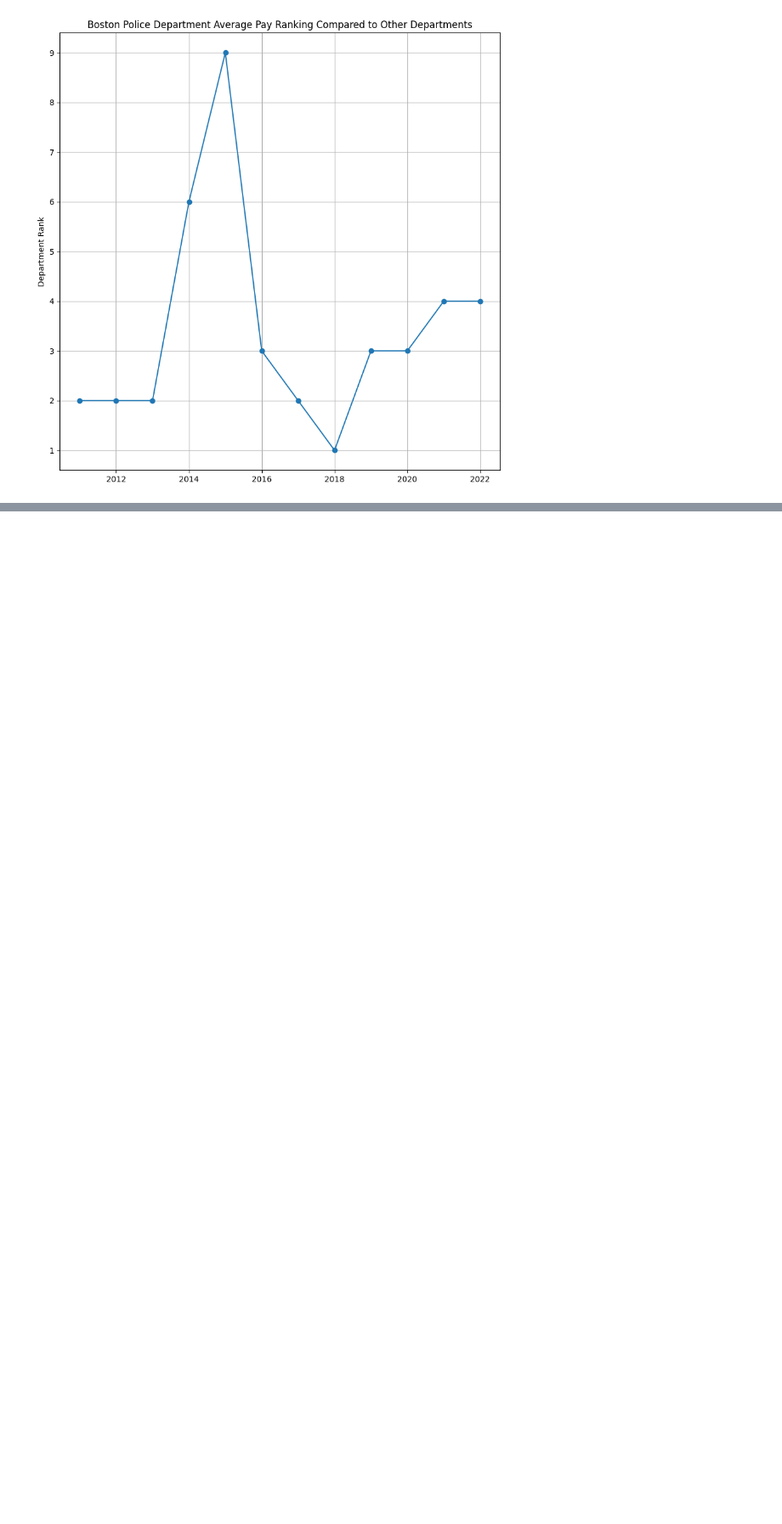
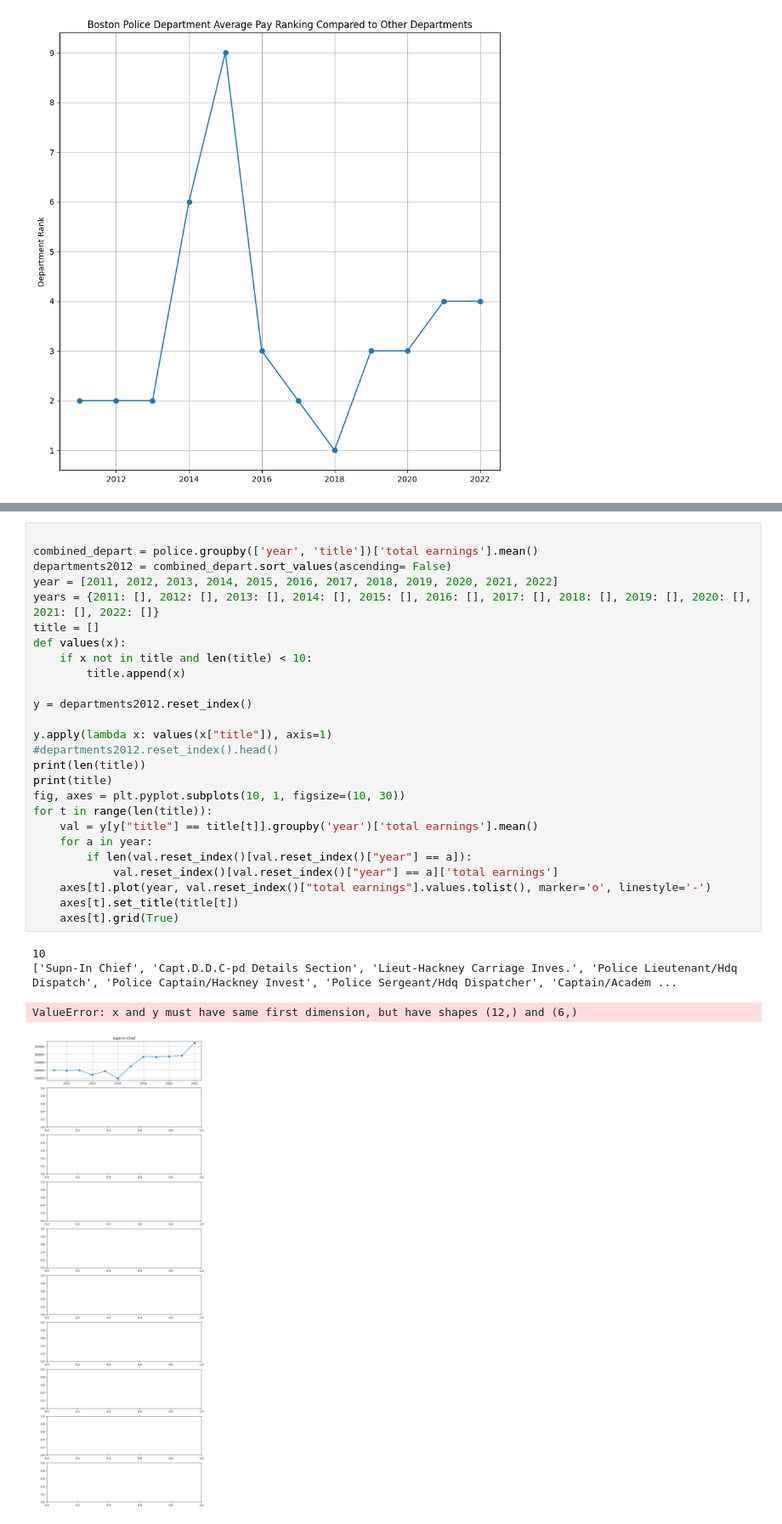
Before and after one commit to BU-Spark/ds-police-overtime, a Jupyter notebook: fa23-team-f/data/payroll/Untitled.ipynb, the cells around one changed output, grey strips where cells are left out. Shown: that part at 85% size. Cells and saved outputs as stored; diff of their text form; blank space fills up the shorter version.

```diff
--- a/fa23-team-f/data/payroll/Untitled.ipynb
+++ b/fa23-team-f/data/payroll/Untitled.ipynb
@@ -210,0 +249,31 @@ Name: total earnings, dtype: float64
+# %%
+
+combined_depart = police.groupby(['year', 'title'])['total earnings'].mean()
+departments2012 = combined_depart.sort_values(ascending= False)
+year = [2011, 2012, 2013, 2014, 2015, 2016, 2017, 2018, 2019, 2020, 2021, 2022]
+years = {2011: [], 2012: [], 2013: [], 2014: [], 2015: [], 2016: [], 2017: [], 2018: [], 2019: [], 2020: [], 2021: [], 2022: []}
+title = []
+def values(x):
+    if x not in title and len(title) < 10:
+        title.append(x)
+
+y = departments2012.reset_index()
+
+y.apply(lambda x: values(x["title"]), axis=1)
+#departments2012.reset_index().head()
+print(len(title))
+print(title)
+fig, axes = plt.pyplot.subplots(10, 1, figsize=(10, 30))
+for t in range(len(title)):
+    val = y[y["title"] == title[t]].groupby('year')['total earnings'].mean()
+    for a in year:
+        if len(val.reset_index()[val.reset_index()["year"] == a]):
+            val.reset_index()[val.reset_index()["year"] == a]['total earnings']
+    axes[t].plot(year, val.reset_index()["total earnings"].values.tolist(), marker='o', linestyle='-')
+    axes[t].set_title(title[t])
+    axes[t].grid(True)
+# %% [output]
+10
+['Supn-In Chief', 'Capt.D.D.C-pd Details Section', 'Lieut-Hackney Carriage Inves.', 'Police Lieutenant/Hdq Dispatch', 'Police Captain/Hackney Invest', 'Police Sergeant/Hdq Dispatcher', 'Captain/Academ ...
+ValueError: x and y must have same first dimension, but have shapes (12,) and (6,)
+[figure, added]
```
Also changed, not shown: parts of 1 cell of this notebook.
